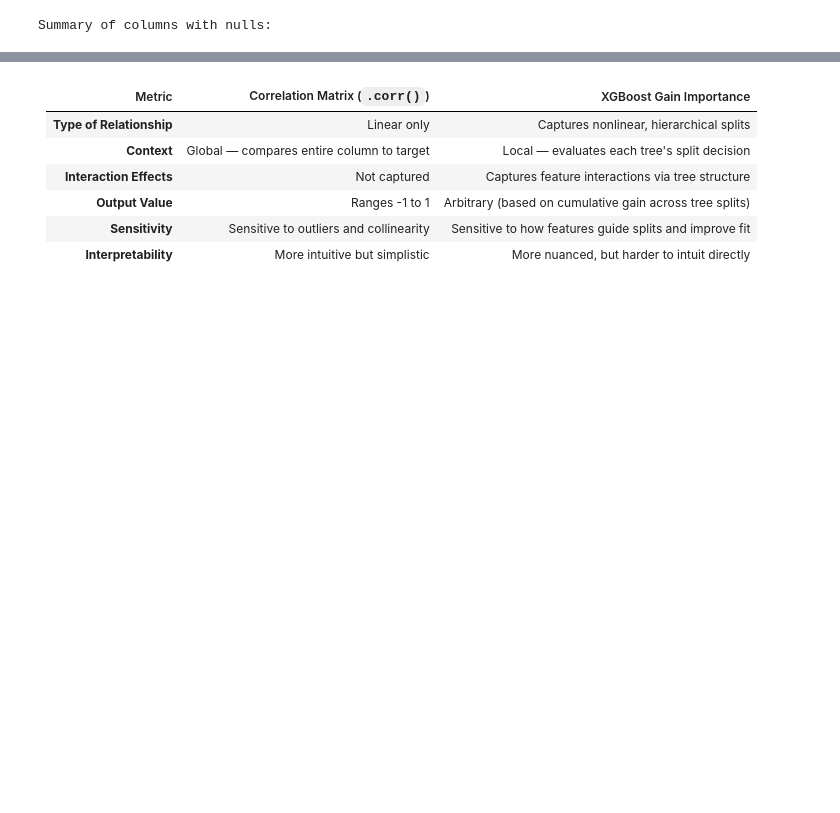
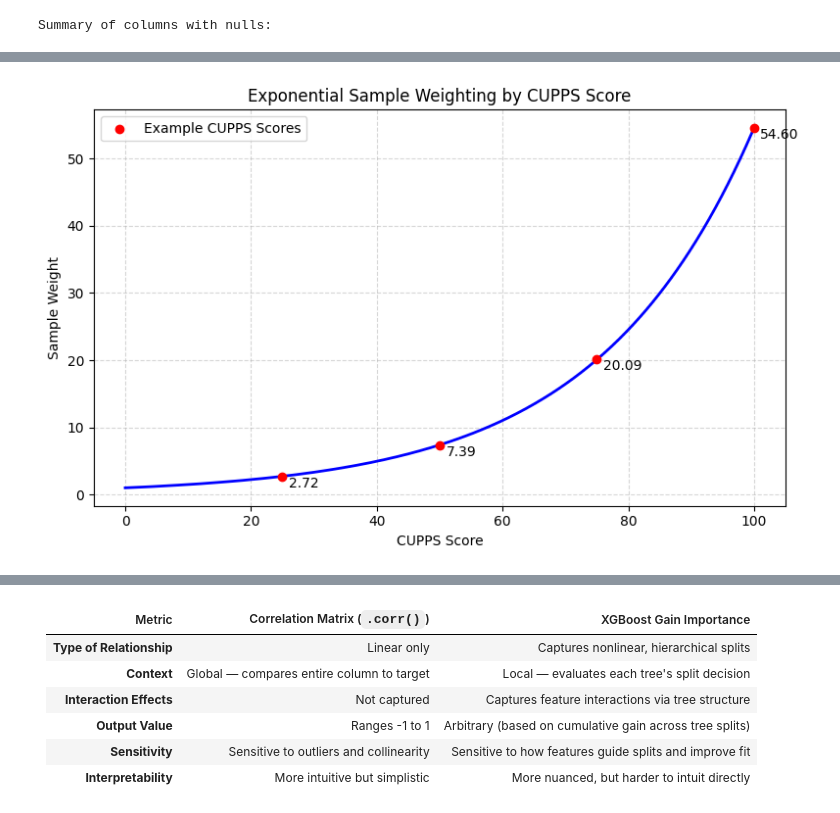
Before and after one commit to alexcupps/cupps-analytics, a Jupyter notebook: src/main/models/xgboost_te.ipynb, the cells around one changed output, grey strips where cells are left out. Saved outputs shown, nothing was run; the diff lists cells and outputs as text; code cells hidden in the pictures; blank space fills up the shorter version.

```diff
--- a/src/main/models/xgboost_te.ipynb
+++ b/src/main/models/xgboost_te.ipynb
@@ -113,3 +113,30 @@ plt.show()
+# %%
+import numpy as np
+import matplotlib.pyplot as plt
+
+# Generate a range of CUPPS scores
+cupps_scores = np.linspace(0, 100, 500)
+sample_weights = np.exp(cupps_scores / 25)
+
+# Create the plot
+plt.figure(figsize=(8, 5))
+plt.plot(cupps_scores, sample_weights, color='blue', linewidth=2)
+plt.scatter([25, 50, 75, 100],
+            [np.exp(25/25), np.exp(50/25), np.exp(75/25), np.exp(100/25)],
+            color='red', zorder=5, label='Example CUPPS Scores')
+for score in [25, 50, 75, 100]:
+    weight = np.exp(score/25)
+    plt.text(score + 1, weight, f"{weight:.2f}", fontsize=10, va='top')
+
+plt.xlabel("CUPPS Score")
+plt.ylabel("Sample Weight")
+plt.title("Exponential Sample Weighting by CUPPS Score")
+plt.grid(True, linestyle='--', alpha=0.5)
+plt.legend()
+plt.tight_layout()
+plt.show()
+# %% [output]
+[figure, added]
 # %%
 # Define input/output
 y_train = df_train["avg_fppg_nfl"]
```
Also changed, not shown: parts of 4 cells of this notebook, 2 other files.
